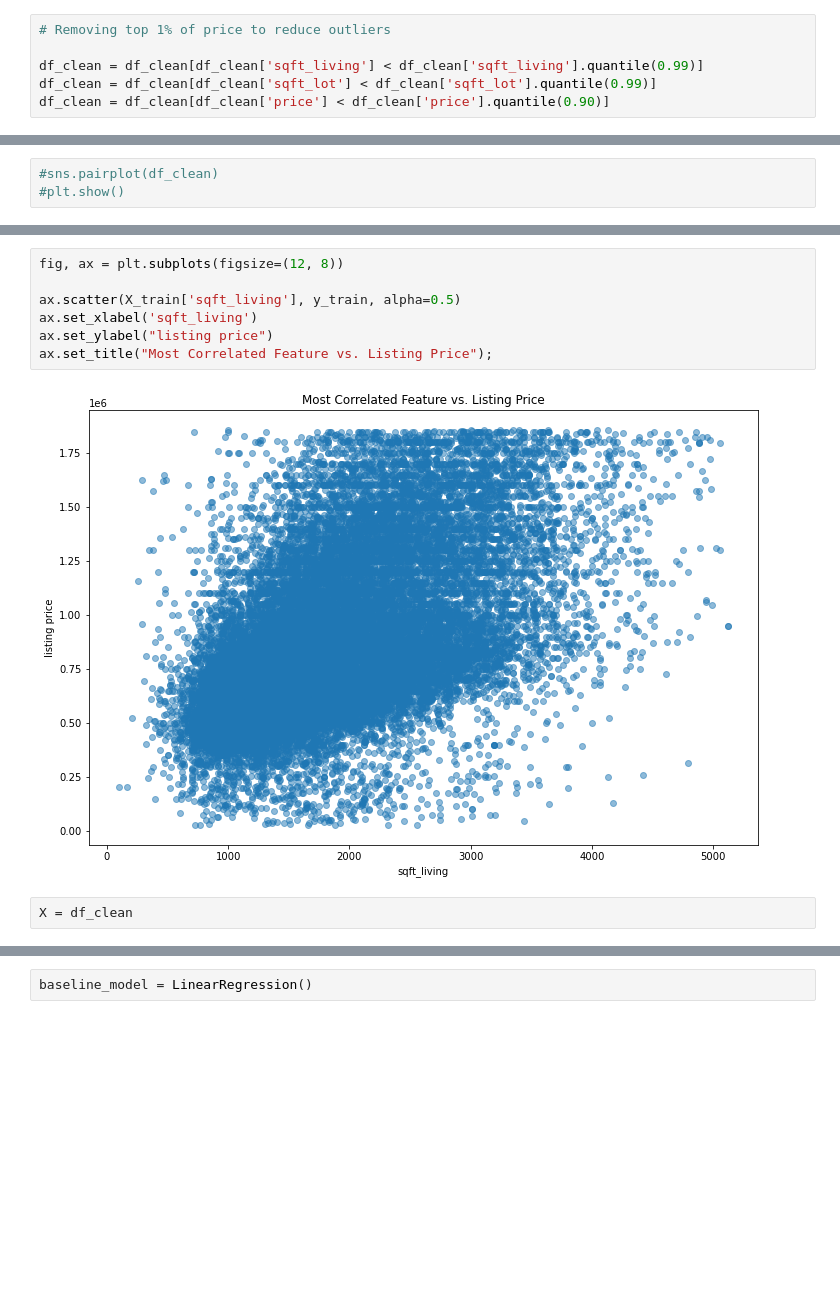
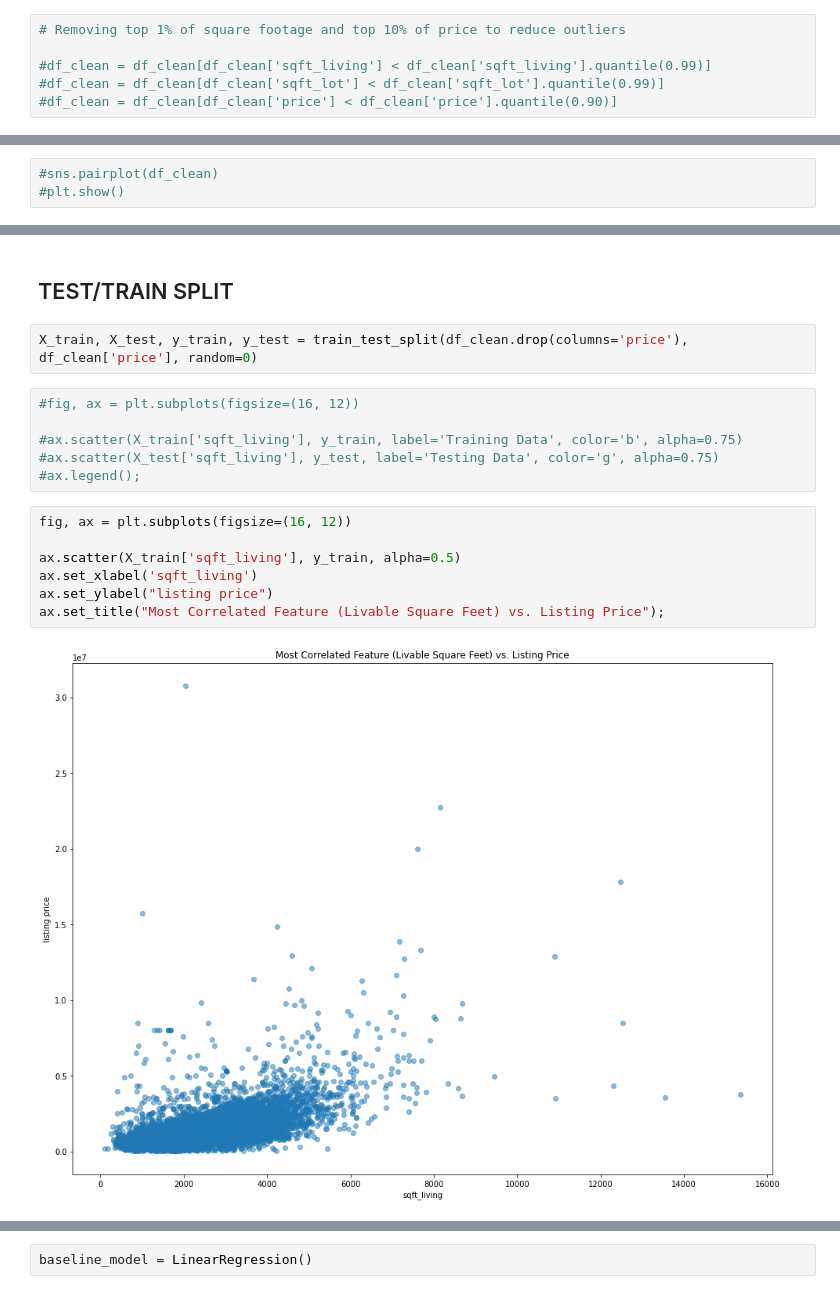
Before and after one commit to russelltblanch1993/PSRproject2, a Jupyter notebook: test_notebook_pas_2.ipynb, the cells around one changed output, grey strips where cells are left out. Cells and saved outputs as stored; diff of their text form; blank space fills up the shorter version.

Commit message:
20230214 commit for updated test notebooks

```diff
--- a/test_notebook_pas_2.ipynb
+++ b/test_notebook_pas_2.ipynb
@@ -154,11 +169,11 @@ df_clean['price'].plot(kind = 'hist', bins = int(binvar));
 # %% [output]
 [figure]
 # %%
-# Removing top 1% of price to reduce outliers
+# Removing top 1% of square footage and top 10% of price to reduce outliers
 
-df_clean = df_clean[df_clean['sqft_living'] < df_clean['sqft_living'].quantile(0.99)]
-df_clean = df_clean[df_clean['sqft_lot'] < df_clean['sqft_lot'].quantile(0.99)]
-df_clean = df_clean[df_clean['price'] < df_clean['price'].quantile(0.90)]
+#df_clean = df_clean[df_clean['sqft_living'] < df_clean['sqft_living'].quantile(0.99)]
+#df_clean = df_clean[df_clean['sqft_lot'] < df_clean['sqft_lot'].quantile(0.99)]
+#df_clean = df_clean[df_clean['price'] < df_clean['price'].quantile(0.90)]
 # %%
 df_clean.info()
 # %% [output]
@@ -242,11 +241,19 @@ ax.set_title("Distribution of Housing Prices");
+# %% [markdown]
+## TEST/TRAIN SPLIT
+# %%
+X_train, X_test, y_train, y_test = train_test_split(df_clean.drop(columns='price'), df_clean['price'], random=0)
+# %%
+#fig, ax = plt.subplots(figsize=(16, 12))
+
+#ax.scatter(X_train['sqft_living'], y_train, label='Training Data', color='b', alpha=0.75)
+#ax.scatter(X_test['sqft_living'], y_test, label='Testing Data', color='g', alpha=0.75)
+#ax.legend();
 # %%
-fig, ax = plt.subplots(figsize=(12, 8))
+fig, ax = plt.subplots(figsize=(16, 12))
 
 ax.scatter(X_train['sqft_living'], y_train, alpha=0.5)
 ax.set_xlabel('sqft_living')
 ax.set_ylabel("listing price")
-ax.set_title("Most Correlated Feature vs. Listing Price");
+ax.set_title("Most Correlated Feature (Livable Square Feet) vs. Listing Price");
 # %% [output]
-[figure, old version]
+[figure, new version]
-# %%
-X = df_clean
```
Also changed, not shown: parts of 50 cells of this notebook, 1 other file.
